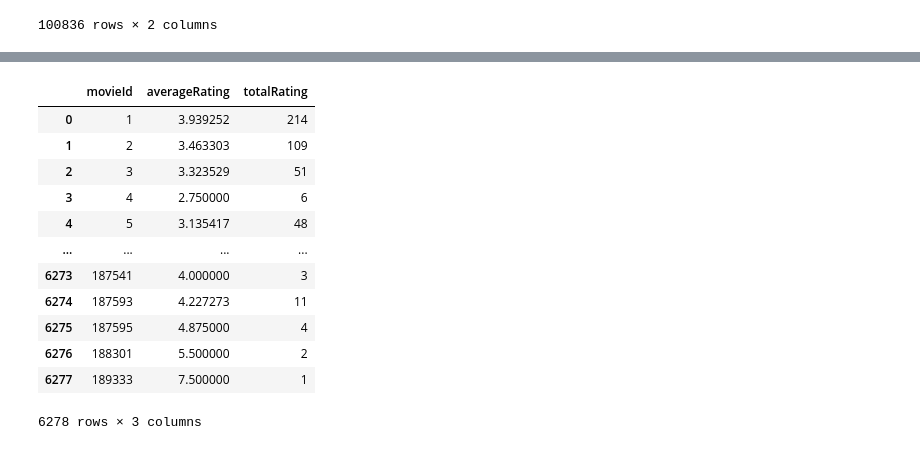
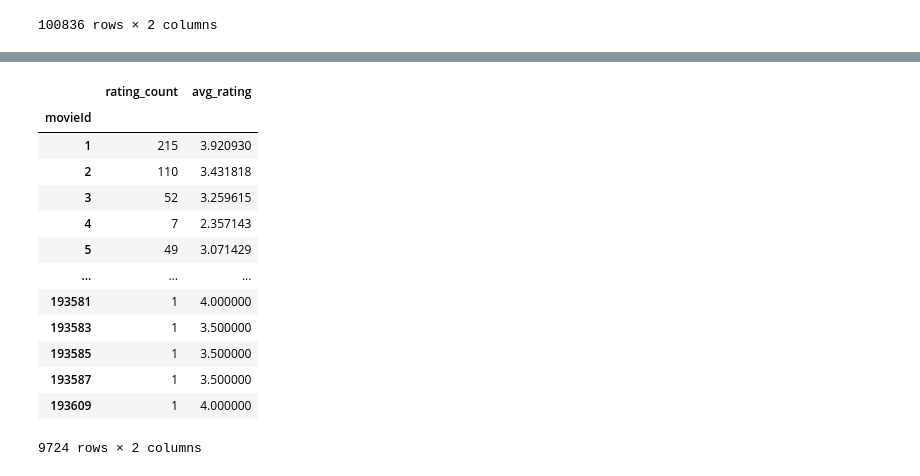
Before and after one commit to sewarslan/final_project, a Jupyter notebook: movie_recommender/data_preprocessing.ipynb, the cells around one changed output, grey strips where cells are left out. Drawn from its saved outputs; the diff is of its cells as text; code cells hidden in the pictures.

```diff
--- a/movie_recommender/data_preprocessing.ipynb
+++ b/movie_recommender/data_preprocessing.ipynb
@@ -419,18 +347,0 @@ filtered_trd.sort_values(by=['totalRating'])
-# %%
-#merged both DF's
-ratingsWoUnusedDF = pd.merge(avr_rat_df, filtered_trd, on='movieId')
-ratingsWoUnusedDF.sort_values(by=['movieId'])
-# %% [output]
-|  | movieId | averageRating | totalRating |
-| 0 | 1 | 3.939252 | 214 |
-| 1 | 2 | 3.463303 | 109 |
-| 2 | 3 | 3.323529 | 51 |
-| 3 | 4 | 2.750000 | 6 |
-| 4 | 5 | 3.135417 | 48 |
-| ... | ... | ... | ... |
-| 6273 | 187541 | 4.000000 | 3 |
-| 6274 | 187593 | 4.227273 | 11 |
-| 6275 | 187595 | 4.875000 | 4 |
-| 6276 | 188301 | 5.500000 | 2 |
-| 6277 | 189333 | 7.500000 | 1 |
-6278 rows × 3 columns
@@ -436,0 +351,20 @@ ratingsWoUnusedDF.sort_values(by=['movieId'])
+# %%
+movie_analysis = movie_rating_count.merge(movie_rating_mean, on='movieId', how='inner')
+movie_analysis.rename(columns={'rating_x':'rating_count'}, inplace=True)
+movie_analysis.rename(columns={'rating_y':'avg_rating'}, inplace=True)
+movie_analysis
+# %% [output]
+|  | rating_count | avg_rating |
+| movieId |  |  |
+| 1 | 215 | 3.920930 |
+| 2 | 110 | 3.431818 |
+| 3 | 52 | 3.259615 |
+| 4 | 7 | 2.357143 |
+| 5 | 49 | 3.071429 |
+| ... | ... | ... |
+| 193581 | 1 | 4.000000 |
+| 193583 | 1 | 3.500000 |
+| 193585 | 1 | 3.500000 |
+| 193587 | 1 | 3.500000 |
+| 193609 | 1 | 4.000000 |
+9724 rows × 2 columns
```
Also changed, not shown: parts of 11 cells of this notebook.
